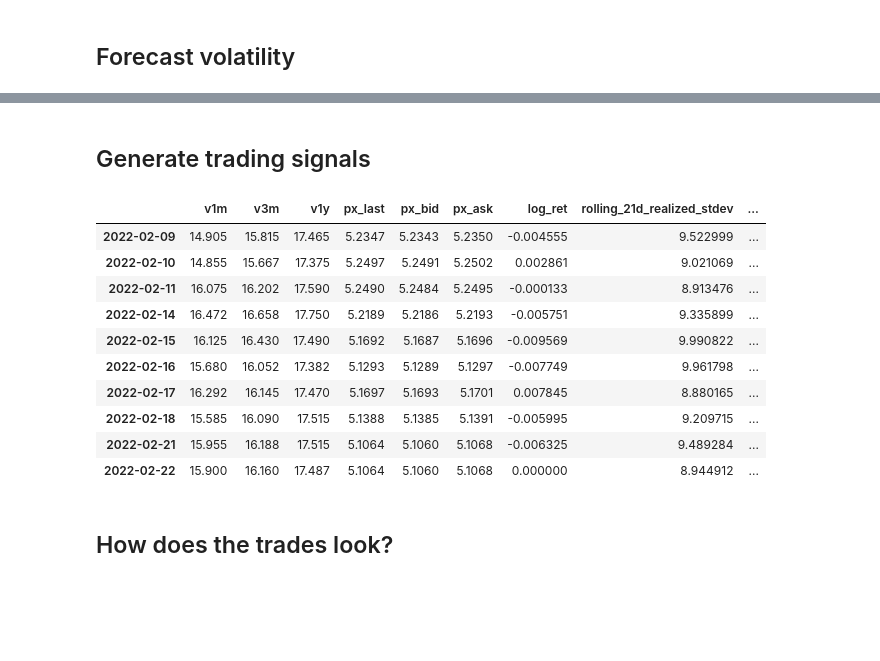
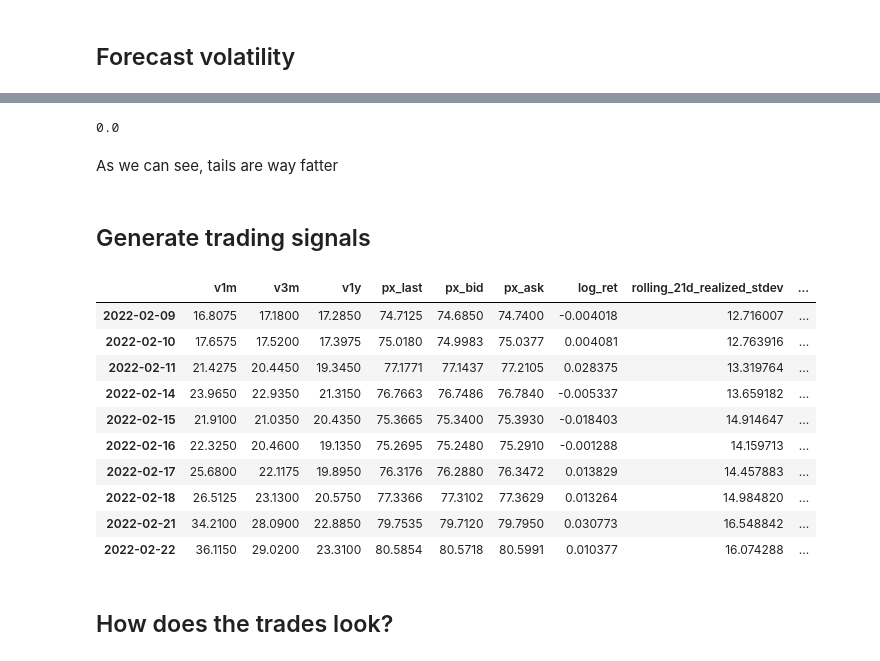
Before and after one commit to frederikbachdk/FXVolTrading, a Jupyter notebook: tradingstrategy/garch_trading.ipynb, the cells around one changed output, grey strips where cells are left out. Saved outputs shown, nothing was run; the diff lists cells and outputs as text; code cells hidden in the pictures; blank space fills up the shorter version.

```diff
--- a/tradingstrategy/garch_trading.ipynb
+++ b/tradingstrategy/garch_trading.ipynb
@@ -16,5 +20,15 @@ from arch import arch_model
 # %% [output]
 The autoreload extension is already loaded. To reload it, use:
   %reload_ext autoreload
+# %%
+fx_pairs =[
+    'USDRUB',
+    'USDZAR',
+    'USDBRL',
+    'EURUSD',
+    'USDJPY',
+    'GBPUSD'
+]
+dfs = { pair : import_data(fx_pair=pair) for pair in fx_pairs }
 # %% [markdown]
 ## Pick FX pair and set up model
@@ -48 +35,3 @@ df.head(21)
+# %%
+pair = 'USDRUB'
 # %%
@@ -55,16 +48,14 @@ df[['v1m','rolling_21d_realized_stdev']].plot(figsize=(12,6))
 # %%
-# ARCH model
-model = arch_model(returns, mean='AR', vol='GARCH', p=2,q=1, dist = 'Studentst')
+return_series = dfs[pair].dropna()['log_ret'] * 100
+model = arch_model(return_series, mean='AR', vol='GARCH', p=1, q=1, dist='Studentst')
 
 # Conditional volatility forecasting
-vol_forecasts = get_rolling_vol_forecasts(return_series=returns,
-                                            model=model,
+vol_forecasts = get_rolling_vol_forecasts(return_series=return_series,
+                                            model = model,
                                             horizon=21,
                                             fitting_end_date="2021-01-01",
                                             )
-vol_forecasts = vol_forecasts.multiply(np.sqrt(252))
-
-df = df.merge(vol_forecasts['h.21'], left_index=True, right_index=True)
+df = dfs[pair].merge(vol_forecasts['h.21'], left_index=True, right_index=True)
 df.rename(columns={'h.21':'cond_vol_forecast'},inplace=True)
 df['cond_forecast_to_implied'] = df['cond_vol_forecast'] / df['v1m']
 df
@@ -87,23 +148,29 @@ Number of forecasts: 298
+# %%
+stats.kstest(innovations_std.dropna(), 'uniform').pvalue
+# %% [output]
+0.0
+# %% [markdown]
+As we can see, tails are way fatter
 # %% [markdown]
 ## Generate trading signals
 # %%
 threshold_up = 1.1
 threshold_down = 0.9
 
-gen_trading_signals(df,thres_up=threshold_up,thres_down=threshold_down)
+gen_trading_signals(df, days_holding_period = 21, thres_up=threshold_up,thres_down=threshold_down)
 df.tail(10)
 # %% [output]
 |  | v1m | v3m | v1y | px_last | px_bid | px_ask | log_ret | rolling_21d_realized_stdev | ... |
-| 2022-02-09 | 14.905 | 15.815 | 17.465 | 5.2347 | 5.2343 | 5.2350 | -0.004555 | 9.522999 | ... |
-| 2022-02-10 | 14.855 | 15.667 | 17.375 | 5.2497 | 5.2491 | 5.2502 | 0.002861 | 9.021069 | ... |
-| 2022-02-11 | 16.075 | 16.202 | 17.590 | 5.2490 | 5.2484 | 5.2495 | -0.000133 | 8.913476 | ... |
-| 2022-02-14 | 16.472 | 16.658 | 17.750 | 5.2189 | 5.2186 | 5.2193 | -0.005751 | 9.335899 | ... |
-| 2022-02-15 | 16.125 | 16.430 | 17.490 | 5.1692 | 5.1687 | 5.1696 | -0.009569 | 9.990822 | ... |
-| 2022-02-16 | 15.680 | 16.052 | 17.382 | 5.1293 | 5.1289 | 5.1297 | -0.007749 | 9.961798 | ... |
-| 2022-02-17 | 16.292 | 16.145 | 17.470 | 5.1697 | 5.1693 | 5.1701 | 0.007845 | 8.880165 | ... |
-| 2022-02-18 | 15.585 | 16.090 | 17.515 | 5.1388 | 5.1385 | 5.1391 | -0.005995 | 9.209715 | ... |
-| 2022-02-21 | 15.955 | 16.188 | 17.515 | 5.1064 | 5.1060 | 5.1068 | -0.006325 | 9.489284 | ... |
-| 2022-02-22 | 15.900 | 16.160 | 17.487 | 5.1064 | 5.1060 | 5.1068 | 0.000000 | 8.944912 | ... |
+| 2022-02-09 | 16.8075 | 17.1800 | 17.2850 | 74.7125 | 74.6850 | 74.7400 | -0.004018 | 12.716007 | ... |
+| 2022-02-10 | 17.6575 | 17.5200 | 17.3975 | 75.0180 | 74.9983 | 75.0377 | 0.004081 | 12.763916 | ... |
+| 2022-02-11 | 21.4275 | 20.4450 | 19.3450 | 77.1771 | 77.1437 | 77.2105 | 0.028375 | 13.319764 | ... |
+| 2022-02-14 | 23.9650 | 22.9350 | 21.3150 | 76.7663 | 76.7486 | 76.7840 | -0.005337 | 13.659182 | ... |
+| 2022-02-15 | 21.9100 | 21.0350 | 20.4350 | 75.3665 | 75.3400 | 75.3930 | -0.018403 | 14.914647 | ... |
+| 2022-02-16 | 22.3250 | 20.4600 | 19.1350 | 75.2695 | 75.2480 | 75.2910 | -0.001288 | 14.159713 | ... |
+| 2022-02-17 | 25.6800 | 22.1175 | 19.8950 | 76.3176 | 76.2880 | 76.3472 | 0.013829 | 14.457883 | ... |
+| 2022-02-18 | 26.5125 | 23.1300 | 20.5750 | 77.3366 | 77.3102 | 77.3629 | 0.013264 | 14.984820 | ... |
+| 2022-02-21 | 34.2100 | 28.0900 | 22.8850 | 79.7535 | 79.7120 | 79.7950 | 0.030773 | 16.548842 | ... |
+| 2022-02-22 | 36.1150 | 29.0200 | 23.3100 | 80.5854 | 80.5718 | 80.5991 | 0.010377 | 16.074288 | ... |
 # %% [markdown]
 ## How does the trades look?
 # %%
```
Also changed, not shown: parts of 14 cells of this notebook, 5 other files.
